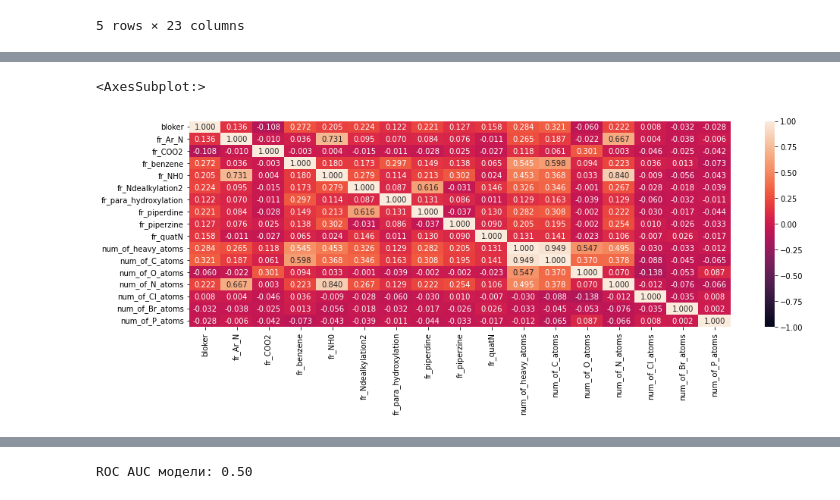
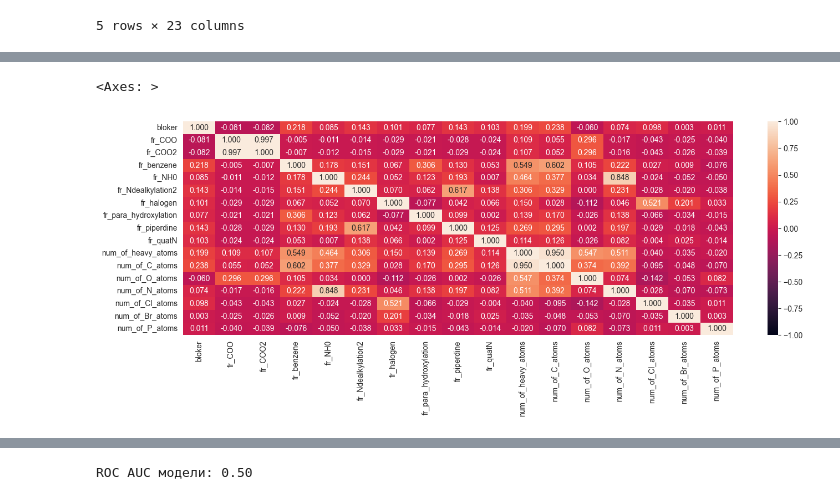
Before and after one commit to Mcotea/farm_hack, a Jupyter notebook: cardiotoxity.ipynb, the cells around one changed output, grey strips where cells are left out. Cells and saved outputs as stored; diff of their text form; code cells hidden in the pictures.

```diff
--- a/cardiotoxity.ipynb
+++ b/cardiotoxity.ipynb
@@ -301,0 +348,2 @@ memory usage: 48.3+ KB
+# %%
+df3 = df3.dropna()
@@ -302,5 +352,5 @@ memory usage: 48.3+ KB
 # %%
-data = data.append(data_from_df1, ignore_index = True)
+data = pd.concat([df1, df2, df3], ignore_index = True)
 data.info()
 # %% [output]
 <class 'pandas.core.frame.DataFrame'>
@@ -316,5 +370,5 @@ memory usage: 212.7+ KB
 # %%
-data.drop_duplicates(subset=['SMILES'], keep='last', inplace=True)
+data.drop_duplicates(subset=['SMILES'], keep='last', inplace=True, ignore_index=True)
 data.info()
 # %% [output]
 <class 'pandas.core.frame.DataFrame'>
@@ -406,7 +462,7 @@ data['fr_unbrch_alkane'] = data['molecula'].apply(Fragments.fr_unbrch_alkane)
 data['fr_urea'] = data['molecula'].apply(Fragments.fr_urea)
 
 
-corr_matrix = data.corr()['bloker'].abs()
+corr_matrix = data.corr(numeric_only=True)['bloker'].abs()
 sorted_corr = corr_matrix.sort_values(ascending=False)
 need_drop = sorted_corr[10:].index
 data = data.drop(need_drop, axis=1)
@@ -439,15 +495,15 @@ data.head()
 # %%
 from rdkit.Chem import Descriptors
 # %%
-corr = data.corr()
+corr = data.corr(numeric_only=True)
 plt.figure(figsize = (16,5))
 sns.heatmap(corr, vmax=1, vmin=-1,
             xticklabels=corr.columns.values,
             yticklabels=corr.columns.values,
             annot=True, fmt=".3f")
 # %% [output]
-<AxesSubplot:>
+<Axes: >
-[figure, old version]
+[figure, new version]
 # %%
 data['mol_w'] = data['molecula'].apply(lambda x: Descriptors.ExactMolWt(x))
 data['num_valence_electrons'] = data['molecula'].apply(lambda x: Descriptors.NumValenceElectrons(x))
```
Also changed, not shown: parts of 62 cells of this notebook, 3 other files.
